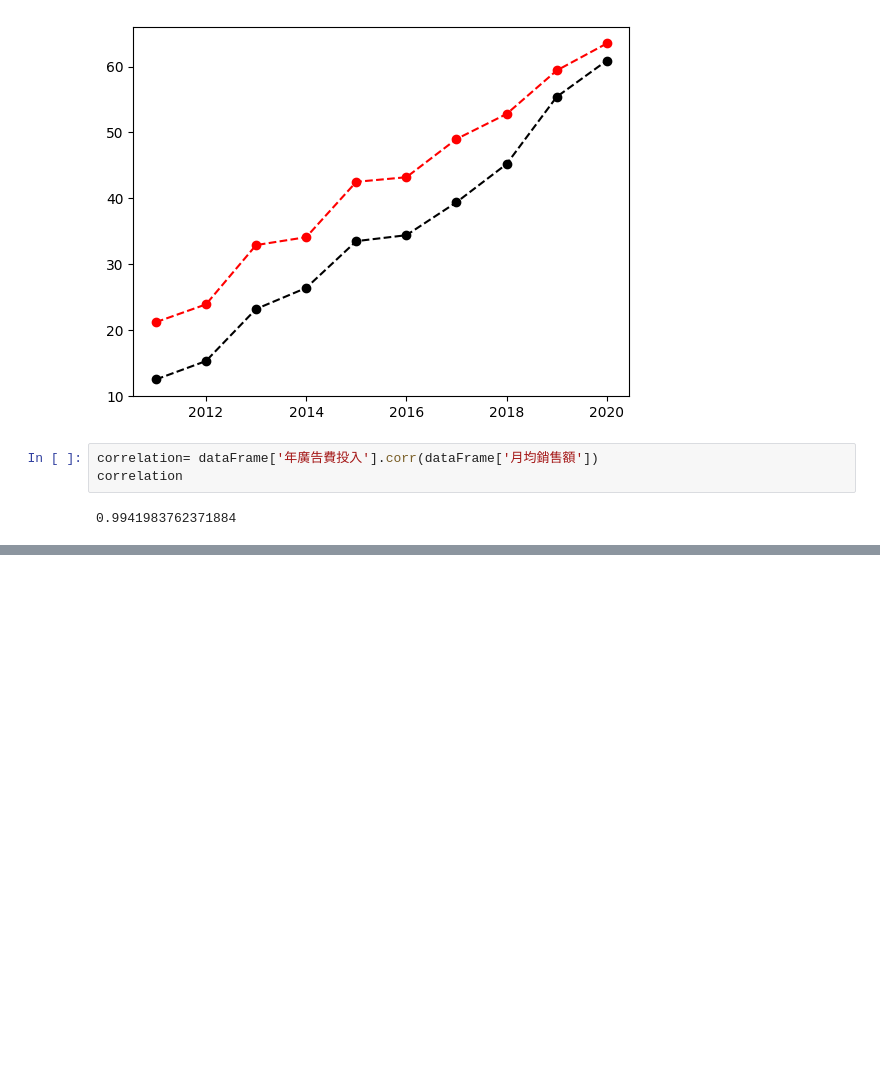
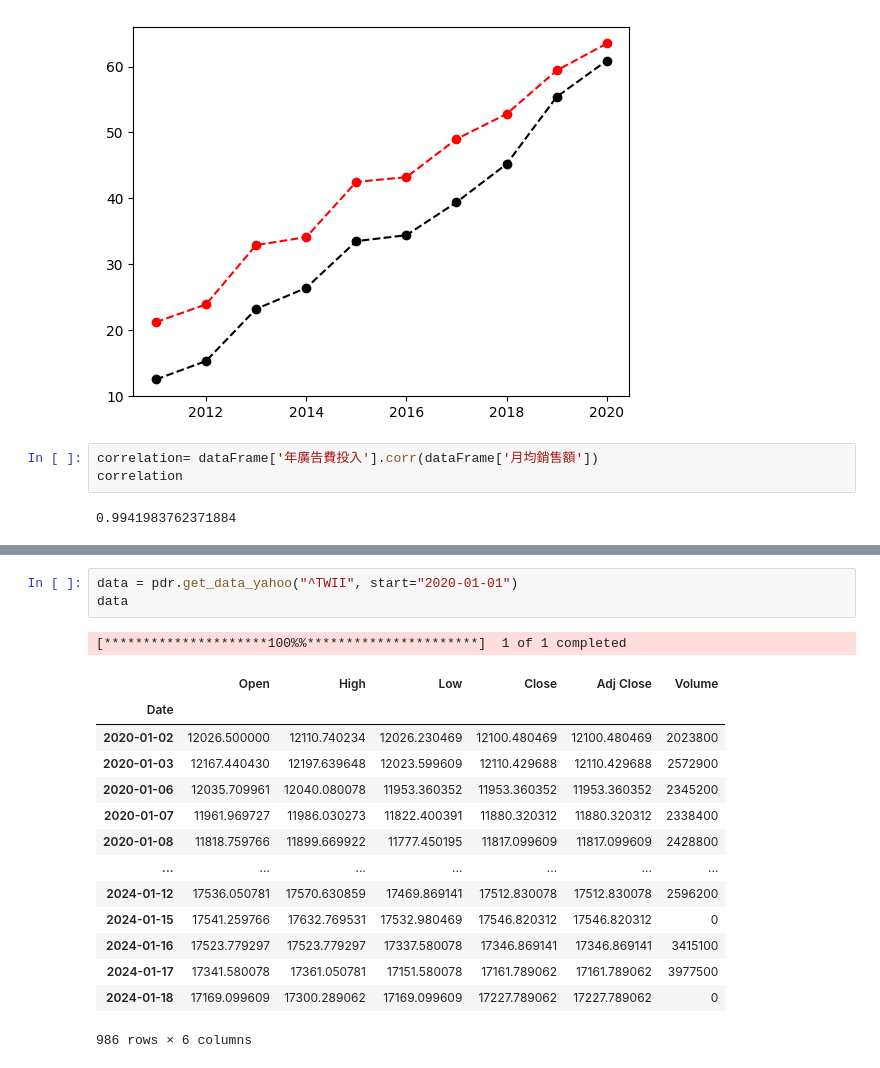
Before and after one commit to sugary2023/2023-11-16online-class, a Jupyter notebook: lesoon20/lesoon20.ipynb, the cells around one changed output, grey strips where cells are left out. Cells and saved outputs as stored; diff of their text form; blank space fills up the shorter version.

```diff
--- a/lesoon20/lesoon20.ipynb
+++ b/lesoon20/lesoon20.ipynb
@@ -66,0 +165,19 @@ for ticks in ["2330.TW","2303.TW","2454.TW","2317.TW"]:
+# %%
+data = pdr.get_data_yahoo("^TWII", start="2020-01-01")
+data
+# %% [output]
+[*********************100%%**********************]  1 of 1 completed
+|  | Open | High | Low | Close | Adj Close | Volume |
+| Date |  |  |  |  |  |  |
+| 2020-01-02 | 12026.500000 | 12110.740234 | 12026.230469 | 12100.480469 | 12100.480469 | 2023800 |
+| 2020-01-03 | 12167.440430 | 12197.639648 | 12023.599609 | 12110.429688 | 12110.429688 | 2572900 |
+| 2020-01-06 | 12035.709961 | 12040.080078 | 11953.360352 | 11953.360352 | 11953.360352 | 2345200 |
+| 2020-01-07 | 11961.969727 | 11986.030273 | 11822.400391 | 11880.320312 | 11880.320312 | 2338400 |
+| 2020-01-08 | 11818.759766 | 11899.669922 | 11777.450195 | 11817.099609 | 11817.099609 | 2428800 |
+| ... | ... | ... | ... | ... | ... | ... |
+| 2024-01-12 | 17536.050781 | 17570.630859 | 17469.869141 | 17512.830078 | 17512.830078 | 2596200 |
+| 2024-01-15 | 17541.259766 | 17632.769531 | 17532.980469 | 17546.820312 | 17546.820312 | 0 |
+| 2024-01-16 | 17523.779297 | 17523.779297 | 17337.580078 | 17346.869141 | 17346.869141 | 3415100 |
+| 2024-01-17 | 17341.580078 | 17361.050781 | 17151.580078 | 17161.789062 | 17161.789062 | 3977500 |
+| 2024-01-18 | 17169.099609 | 17300.289062 | 17169.099609 | 17227.789062 | 17227.789062 | 0 |
+986 rows × 6 columns
```
Also changed, not shown: parts of 7 cells of this notebook, 1 other file.
